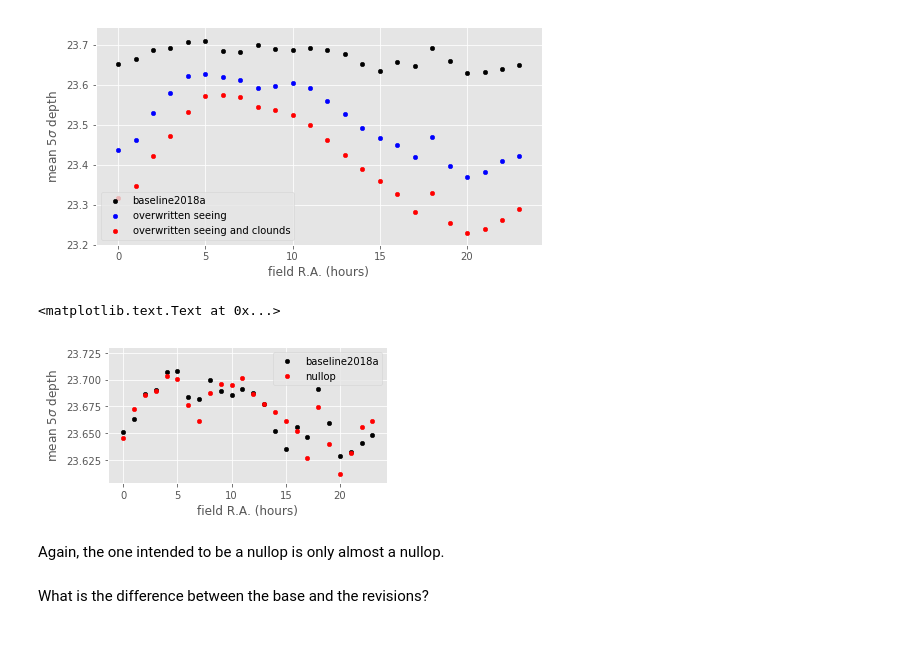
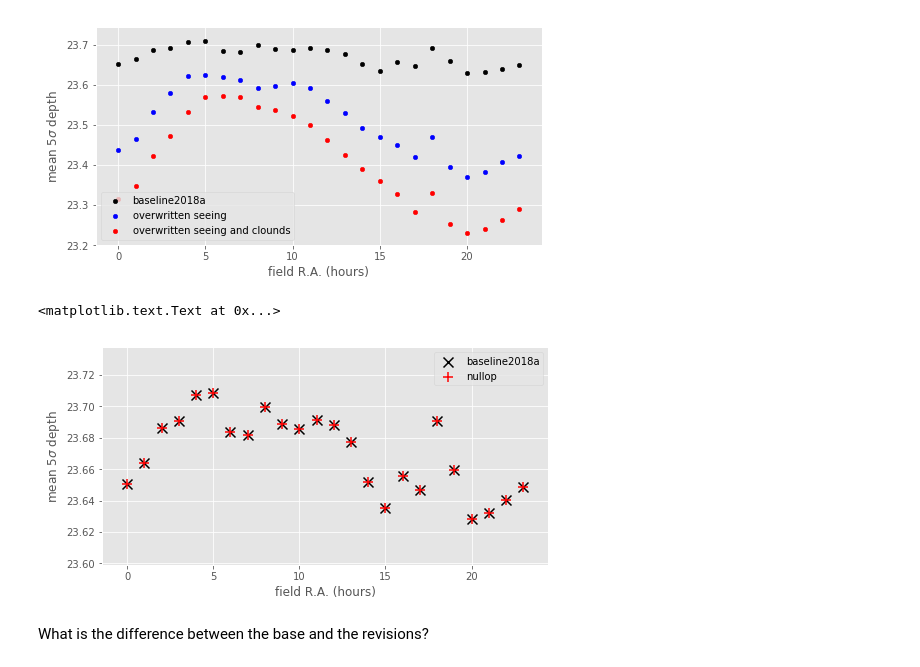
Before and after one commit to LSSTDESC/ObsStrat, a Jupyter notebook: doc/seeing/owsee_check.ipynb, the cells around one changed output. Drawn from its saved outputs; the diff is of its cells as text; code cells hidden in the pictures; blank space fills up the shorter version.

```diff
--- a/doc/seeing/owsee_check.ipynb
+++ b/doc/seeing/owsee_check.ipynb
@@ -158,3 +158,4 @@ with sqlite3.connect(nullop_db_fname) as conn:
     nullop = pd.read_sql('SELECT * FROM SummaryAllProps', conn)
 # %%
 nullop['orig_seeingFwhm500'] = baseline.seeingFwhm500
+nullop['orig_fiveSigmaDepth'] = baseline.fiveSigmaDepth
@@ -204,0 +182,4 @@ Okay, so it does look like the calculated columns are identical.
+# %%
+df = nullop.loc[:, ['observationId', 'seeingFwhm500', 'orig_seeingFwhm500', 'fiveSigmaDepth', 'orig_fiveSigmaDepth']]
+df['diffFwhm500'] = df.seeingFwhm500 - df.orig_seeingFwhm500
+df['diffFiveSigmaDepth'] = df.fiveSigmaDepth - df.orig_fiveSigmaDepth
@@ -651,19 +616,19 @@ axes.set_ylabel('mean 5$\sigma$ depth')
 # %%
 fig, axes = plt.subplots()
 legend_label = {1: 'baseline2018a', 4: 'nullop'}
 point_color = {1: 'k', 4: 'r'}
+point_marker = {1: 'x', 4: '+'}
 for idx in (1, 4):
     df = see_by_ra[idx]
     label = legend_label[idx]
     color = point_color[idx]
-    df.groupby(df.hour).mean().reset_index().plot.scatter('hour', 'fiveSigmaDepth', c=color, label=label, ax=axes)
+    marker = point_marker[idx]
+    df.groupby(df.hour).mean().reset_index().plot.scatter('hour', 'fiveSigmaDepth', c=color, marker=marker, s=100, label=label, ax=axes)
 axes.set_xlabel('field R.A. (hours)')
 axes.set_ylabel('mean 5$\sigma$ depth')
 # %% [output]
 <matplotlib.text.Text at 0x...>
-[figure, old version]
+[figure, new version]
-# %% [markdown]
-Again, the one intended to be a nullop is only almost a nullop.
 # %% [markdown]
 What is the difference between the base and the revisions?
 # %%
```
Also changed, not shown: parts of 22 cells of this notebook, 2 other files.
